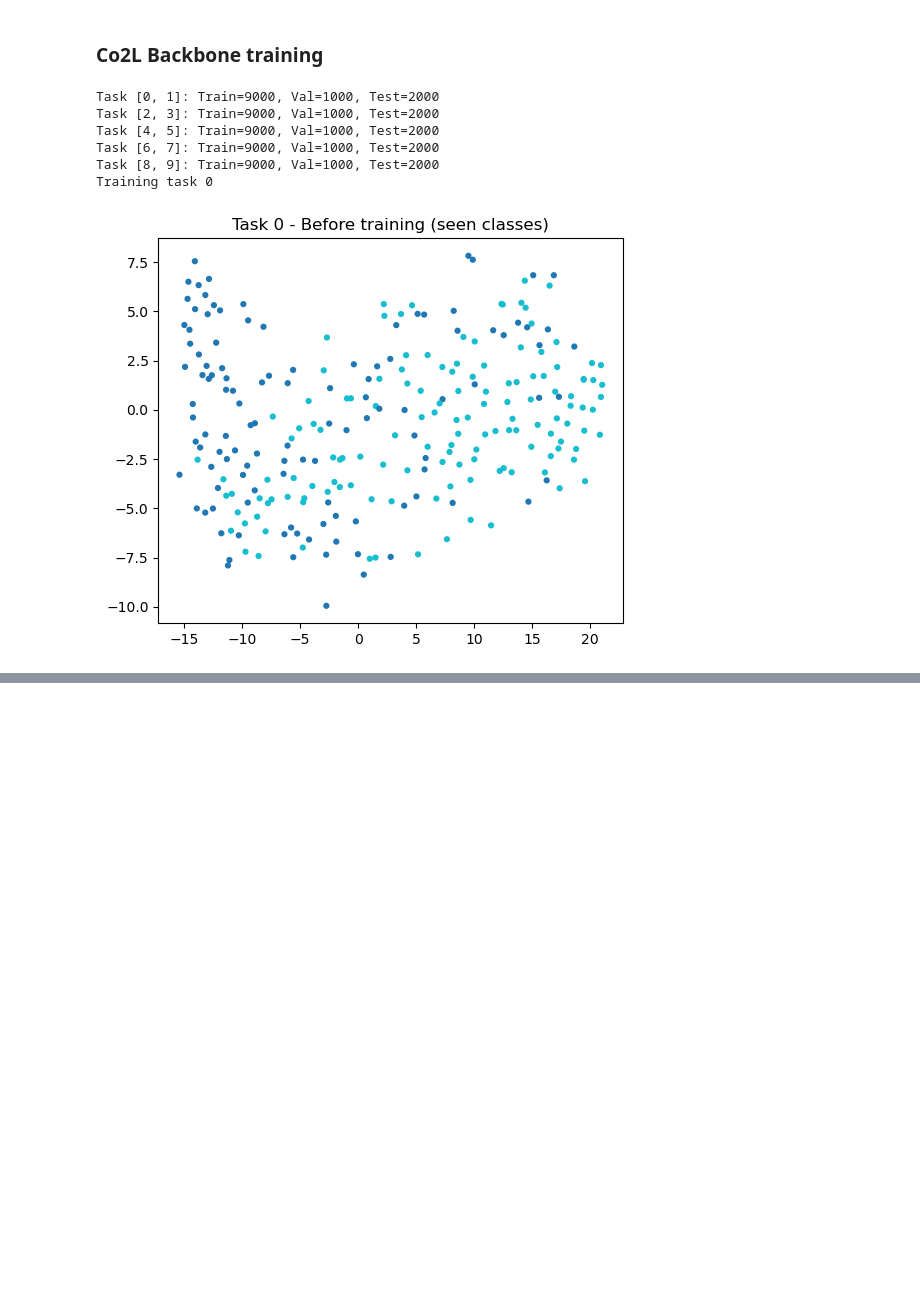
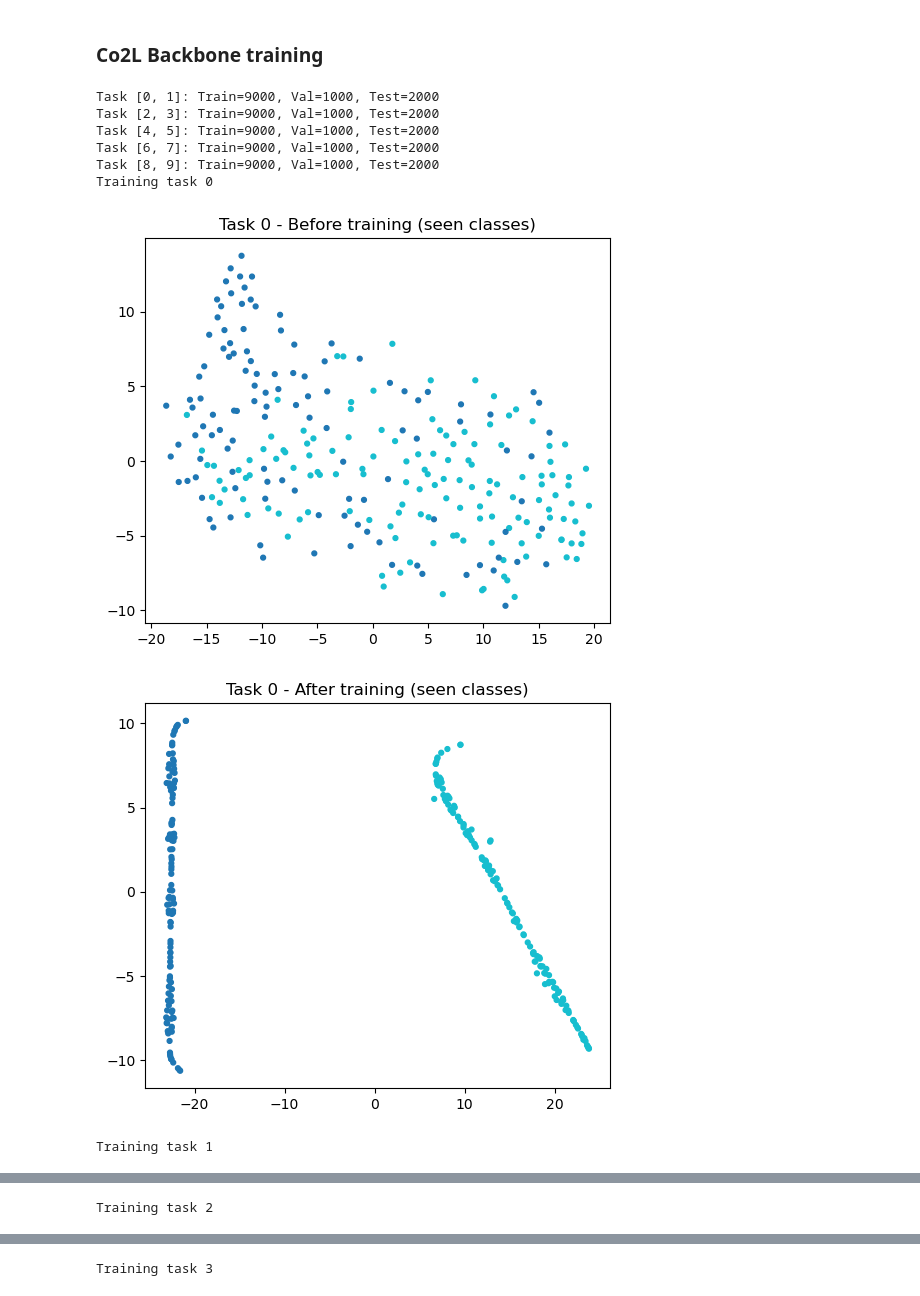
Before and after one commit to LucioLuque/Vision_Artificial_Avanzada-TP1-Continual_Learning, a Jupyter notebook: notebooks/parte43.ipynb, the cells around one changed output, grey strips where cells are left out. Saved outputs shown, nothing was run; the diff lists cells and outputs as text; code cells hidden in the pictures; blank space fills up the shorter version.

```diff
--- a/notebooks/parte43.ipynb
+++ b/notebooks/parte43.ipynb
@@ -65,7 +63,17 @@ run_til_experiment(criterion, "Naive", device)
 # %%
 model = new_model_from_backbone(device)
 criterion = nn.CrossEntropyLoss()
-run_cil_experiment(criterion, "Naive", device, model, epochs=4)
+memory_buffer = ReplayBuffer(1000)
+run_cil_experiment(
+    criterion,
+    "Naive",
+    device,
+    model,
+    epochs=4,
+    memory_buffer=memory_buffer,
+    buffer_batch_size=128,
+    seed=42,
+ )
 # %%
 backbone= BackBone()
 backbone.load_state_dict(torch.load("../models/weights/backbone.pth"))
@@ -135,7 +158,17 @@ run_til_experiment(criterion, "EWC", device)
 # %%
 model = new_model_from_backbone(device)
 criterion = EWCCriterion(nn.CrossEntropyLoss(), lambda_=50, global_labels=True, model=model)
-run_cil_experiment(criterion, "EWC", device, model)
+memory_buffer = ReplayBuffer(1000)
+run_cil_experiment(
+    criterion,
+    "EWC",
+    device,
+    model,
+    epochs=4,
+    memory_buffer=memory_buffer,
+    buffer_batch_size=128,
+    seed=42,
+ )
 # %% [markdown]
 ### LwF TIL
 # %%
@@ -178,7 +211,17 @@ run_til_experiment(criterion, "LwF", device, model)
 # %%
 model = new_model_from_backbone(device)
 criterion = LwFCriterion(nn.CrossEntropyLoss(), model, lambda_=20.0, temperature=3.0)
-run_cil_experiment(criterion, "LwF", device, model, epochs=4)
+memory_buffer = ReplayBuffer(1000)
+run_cil_experiment(
+    criterion,
+    "LwF",
+    device,
+    model,
+    epochs=4,
+    memory_buffer=memory_buffer,
+    buffer_batch_size=128,
+    seed=42,
+ )
 # %% [markdown]
 ### Co2L Backbone training
 # %%
@@ -284,12 +327,12 @@ for task in range(len(dataloaders)):
     if prev_backbone is not None:
         buffer_loader = buffer.get_dataloader(buffer_batch_size)  # once per task
 
-    for epoch in range(epochs):
+    epoch_bar = tqdm(range(epochs), desc=f"Task {task}", unit="epoch", miniters=50)
+    for epoch in epoch_bar:
         if prev_backbone is not None:
             buffer_iter = iter(buffer_loader)  # just reset the iterator
 
-        pbar = tqdm(train_data, desc=f"Task {task} Epoch {epoch+1}/{epochs}", leave=False)
-        for x, y in pbar:
+        for x, y in train_data:
             x = x.to(device, non_blocking=True)
             y = y.to(device, non_blocking=True)
             N_cur = len(x)
@@ -326,32 +369,33 @@ for task in range(len(dataloaders)):
             if prev_backbone is not None:
                 with torch.no_grad():
                     prev_projections = prev_backbone.get_projection(x_two_views)
                 d_loss = distill_criterion(
                     projections,
                     prev_projections,
                     tau_s=distill_tau_s,
                     tau_t=distill_tau_t,
                 )
                 loss = loss + lambda_ * d_loss
 
             optimizer.zero_grad()
             loss.backward()
             optimizer.step()
-            pbar.set_postfix(loss=float(loss.item()))
 
         scheduler.step()
 
     plot_task_tsne(backbone, x_ref, y_ref, f"Task {task} - After training (seen classes)")
 
     prev_backbone = copy.deepcopy(backbone).eval()
     buffer.update(train_data)
 
 backbone.save(f"../models/weights/{title}_Backbone.pth")
 # %% [output]
 Task [0, 1]: Train=9000, Val=1000, Test=2000
 Task [2, 3]: Train=9000, Val=1000, Test=2000
 Task [4, 5]: Train=9000, Val=1000, Test=2000
 Task [6, 7]: Train=9000, Val=1000, Test=2000
 Task [8, 9]: Train=9000, Val=1000, Test=2000
 Training task 0
-[figure, old version]
+[figure, new version]
+[figure, added]
+Training task 1
@@ -357,0 +404 @@ Training task 0
+Training task 2
@@ -357,0 +407 @@ Training task 0
+Training task 3
```
Also changed, not shown: parts of 6 cells of this notebook, 3 other files.
